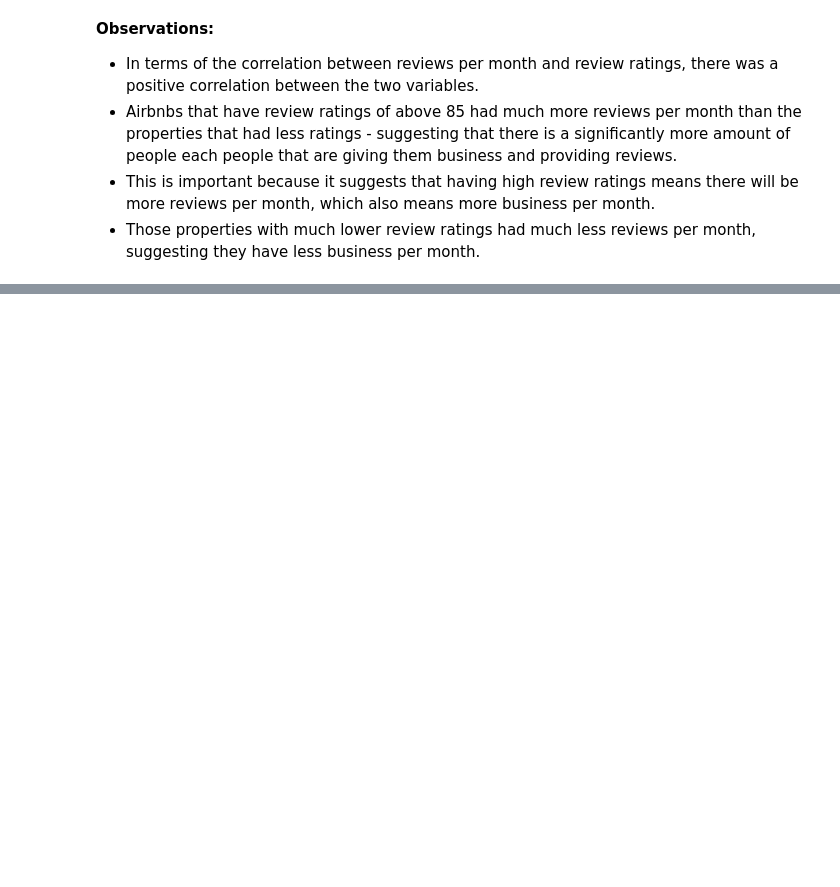
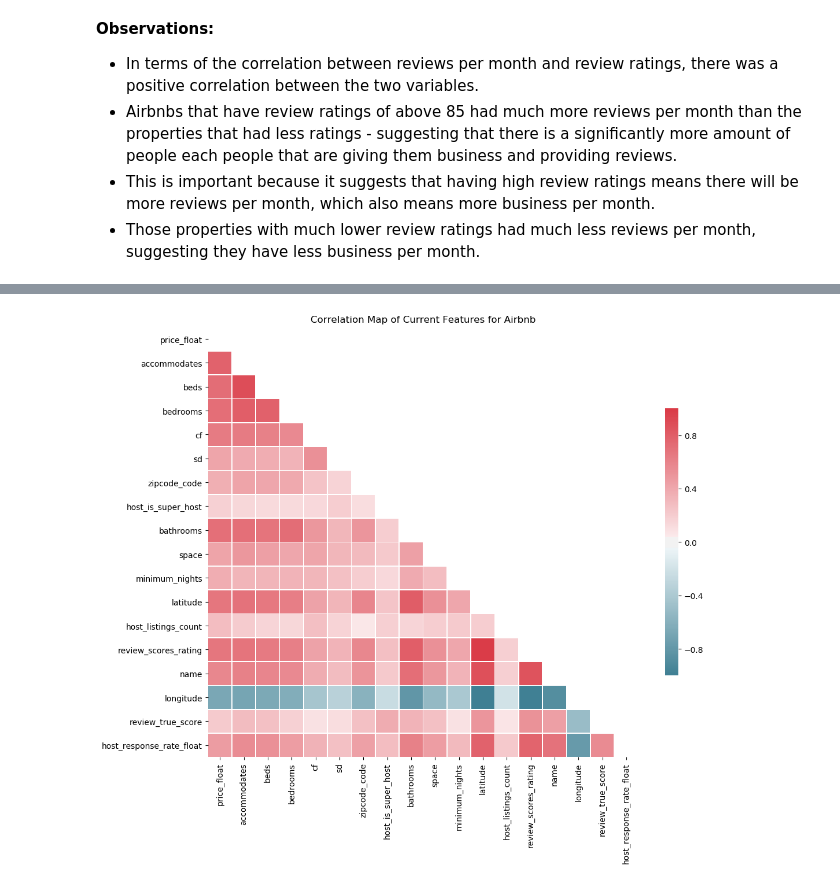
Before and after one commit to kevinhuynh23/RACK, a Jupyter notebook: report.ipynb, the cells around one changed output, grey strips where cells are left out. Saved outputs shown, nothing was run; the diff lists cells and outputs as text; code cells hidden in the pictures; blank space fills up the shorter version.

```diff
--- a/report.ipynb
+++ b/report.ipynb
@@ -132,0 +139,4 @@ analysis.fig_reviews_per_month_vs_price
+# %%
+model.f
+# %% [output]
+[figure, added]
```
Also changed, not shown: parts of 17 cells of this notebook.
